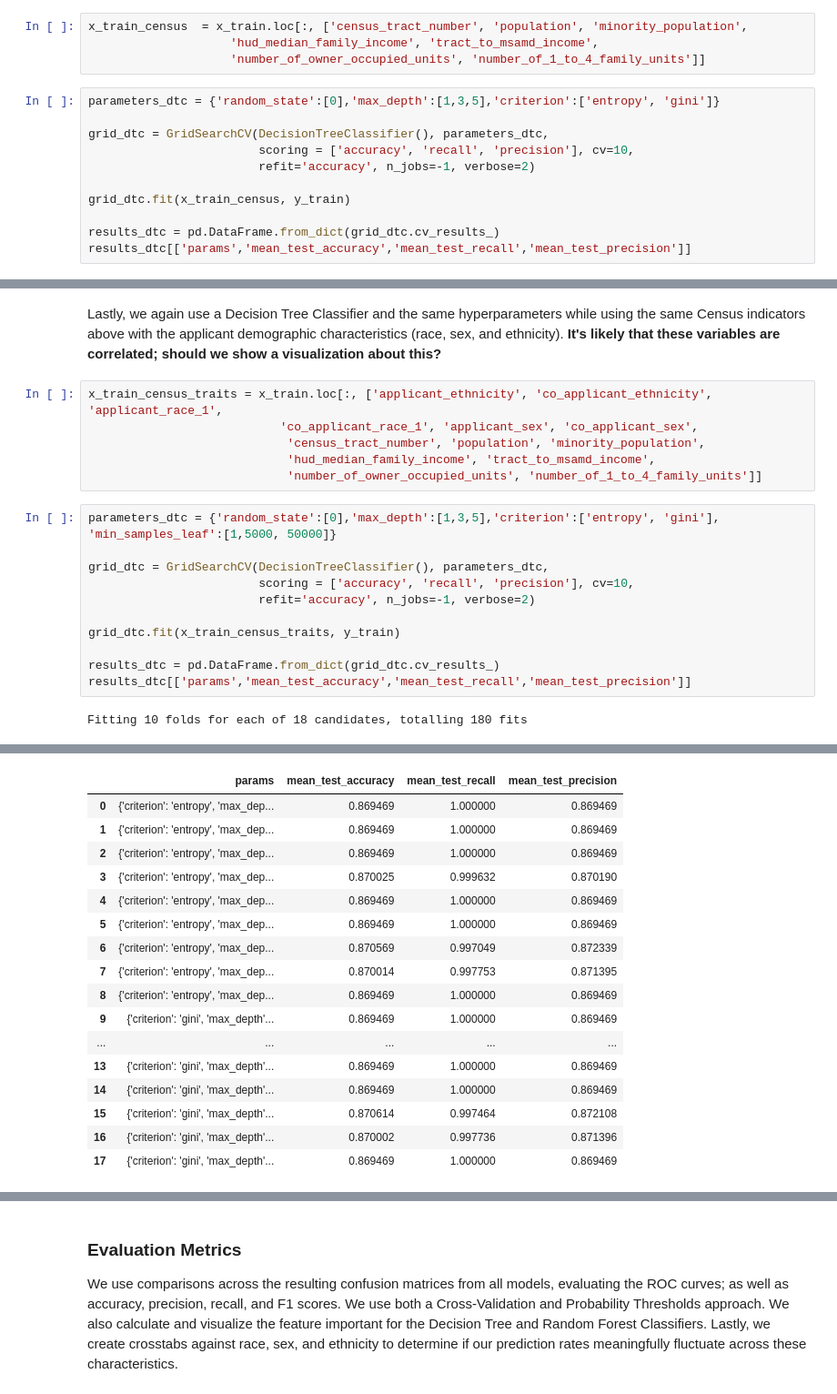
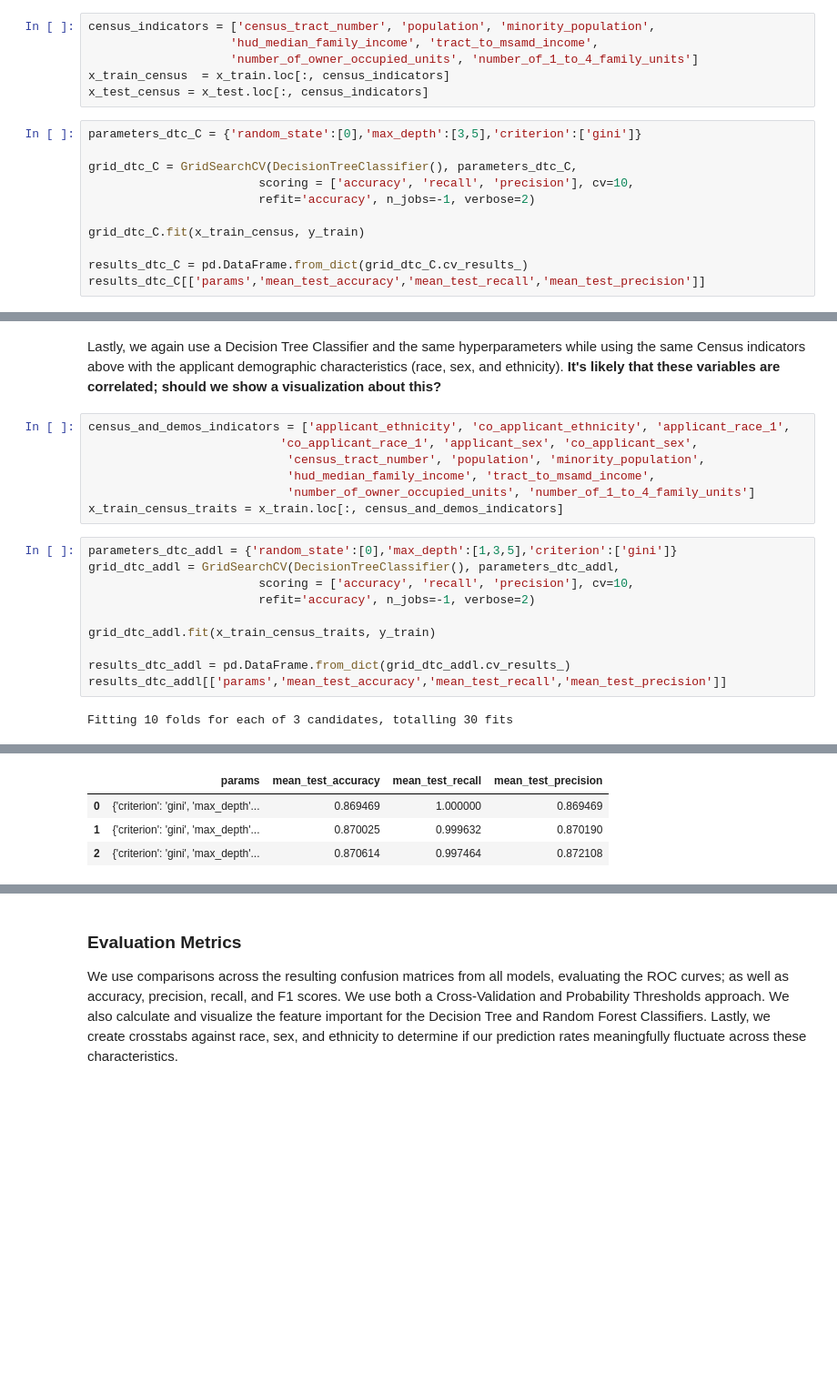
Before and after one commit to leppekja/capp30245, a Jupyter notebook: ML Models.ipynb, the cells around one changed output, grey strips where cells are left out. Shown: that part at 91% size. Drawn from its saved outputs; the diff is of its cells as text; blank space fills up the shorter version.

```diff
--- a/ML Models.ipynb
+++ b/ML Models.ipynb
@@ -94,16 +128,18 @@ Next we try the same hyperparameters and model, but using only Census indicators
 # %%
-x_train_census  = x_train.loc[:, ['census_tract_number', 'population', 'minority_population',
+census_indicators = ['census_tract_number', 'population', 'minority_population',
                     'hud_median_family_income', 'tract_to_msamd_income',
-                    'number_of_owner_occupied_units', 'number_of_1_to_4_family_units']]
+                    'number_of_owner_occupied_units', 'number_of_1_to_4_family_units']
+x_train_census  = x_train.loc[:, census_indicators]
+x_test_census = x_test.loc[:, census_indicators]
 # %%
-parameters_dtc = {'random_state':[0],'max_depth':[1,3,5],'criterion':['entropy', 'gini']}
+parameters_dtc_C = {'random_state':[0],'max_depth':[3,5],'criterion':['gini']}
 
-grid_dtc = GridSearchCV(DecisionTreeClassifier(), parameters_dtc,
+grid_dtc_C = GridSearchCV(DecisionTreeClassifier(), parameters_dtc_C,
                         scoring = ['accuracy', 'recall', 'precision'], cv=10,
                         refit='accuracy', n_jobs=-1, verbose=2)
 
-grid_dtc.fit(x_train_census, y_train)
+grid_dtc_C.fit(x_train_census, y_train)
 
-results_dtc = pd.DataFrame.from_dict(grid_dtc.cv_results_)
-results_dtc[['params','mean_test_accuracy','mean_test_recall','mean_test_precision']]
+results_dtc_C = pd.DataFrame.from_dict(grid_dtc_C.cv_results_)
+results_dtc_C[['params','mean_test_accuracy','mean_test_recall','mean_test_precision']]
 # %% [output]
@@ -122,22 +161,22 @@ Fitting 10 folds for each of 6 candidates, totalling 60 fits
 Lastly, we again use a Decision Tree Classifier and the same hyperparameters while using the same Census indicators above with the applicant demographic characteristics (race, sex, and ethnicity).
 **It's likely that these variables are correlated; should we show a visualization about this?**
 # %%
-x_train_census_traits = x_train.loc[:, ['applicant_ethnicity', 'co_applicant_ethnicity', 'applicant_race_1',
+census_and_demos_indicators = ['applicant_ethnicity', 'co_applicant_ethnicity', 'applicant_race_1',
                            'co_applicant_race_1', 'applicant_sex', 'co_applicant_sex',
                             'census_tract_number', 'population', 'minority_population',
                             'hud_median_family_income', 'tract_to_msamd_income',
-                            'number_of_owner_occupied_units', 'number_of_1_to_4_family_units']]
+                            'number_of_owner_occupied_units', 'number_of_1_to_4_family_units']
+x_train_census_traits = x_train.loc[:, census_and_demos_indicators]
 # %%
-parameters_dtc = {'random_state':[0],'max_depth':[1,3,5],'criterion':['entropy', 'gini'], 'min_samples_leaf':[1,5000, 50000]}
-
-grid_dtc = GridSearchCV(DecisionTreeClassifier(), parameters_dtc,
+parameters_dtc_addl = {'random_state':[0],'max_depth':[1,3,5],'criterion':['gini']}
+grid_dtc_addl = GridSearchCV(DecisionTreeClassifier(), parameters_dtc_addl,
                         scoring = ['accuracy', 'recall', 'precision'], cv=10,
                         refit='accuracy', n_jobs=-1, verbose=2)
 
-grid_dtc.fit(x_train_census_traits, y_train)
+grid_dtc_addl.fit(x_train_census_traits, y_train)
 
-results_dtc = pd.DataFrame.from_dict(grid_dtc.cv_results_)
-results_dtc[['params','mean_test_accuracy','mean_test_recall','mean_test_precision']]
+results_dtc_addl = pd.DataFrame.from_dict(grid_dtc_addl.cv_results_)
+results_dtc_addl[['params','mean_test_accuracy','mean_test_recall','mean_test_precision']]
 # %% [output]
-Fitting 10 folds for each of 18 candidates, totalling 180 fits
+Fitting 10 folds for each of 3 candidates, totalling 30 fits
 [Parallel(n_jobs=-1)]: Using backend LokyBackend with 8 concurrent workers.
@@ -147,17 +184,4 @@ Fitting 10 folds for each of 18 candidates, totalling 180 fits
 |  | params | mean_test_accuracy | mean_test_recall | mean_test_precision |
-| 0 | {'criterion': 'entropy', 'max_dep... | 0.869469 | 1.000000 | 0.869469 |
-| 1 | {'criterion': 'entropy', 'max_dep... | 0.869469 | 1.000000 | 0.869469 |
-| 2 | {'criterion': 'entropy', 'max_dep... | 0.869469 | 1.000000 | 0.869469 |
-| 3 | {'criterion': 'entropy', 'max_dep... | 0.870025 | 0.999632 | 0.870190 |
-| 4 | {'criterion': 'entropy', 'max_dep... | 0.869469 | 1.000000 | 0.869469 |
-| 5 | {'criterion': 'entropy', 'max_dep... | 0.869469 | 1.000000 | 0.869469 |
-| 6 | {'criterion': 'entropy', 'max_dep... | 0.870569 | 0.997049 | 0.872339 |
-| 7 | {'criterion': 'entropy', 'max_dep... | 0.870014 | 0.997753 | 0.871395 |
-| 8 | {'criterion': 'entropy', 'max_dep... | 0.869469 | 1.000000 | 0.869469 |
-| 9 | {'criterion': 'gini', 'max_depth'... | 0.869469 | 1.000000 | 0.869469 |
-| ... | ... | ... | ... | ... |
-| 13 | {'criterion': 'gini', 'max_depth'... | 0.869469 | 1.000000 | 0.869469 |
-| 14 | {'criterion': 'gini', 'max_depth'... | 0.869469 | 1.000000 | 0.869469 |
-| 15 | {'criterion': 'gini', 'max_depth'... | 0.870614 | 0.997464 | 0.872108 |
-| 16 | {'criterion': 'gini', 'max_depth'... | 0.870002 | 0.997736 | 0.871396 |
-| 17 | {'criterion': 'gini', 'max_depth'... | 0.869469 | 1.000000 | 0.869469 |
+| 0 | {'criterion': 'gini', 'max_depth'... | 0.869469 | 1.000000 | 0.869469 |
+| 1 | {'criterion': 'gini', 'max_depth'... | 0.870025 | 0.999632 | 0.870190 |
+| 2 | {'criterion': 'gini', 'max_depth'... | 0.870614 | 0.997464 | 0.872108 |
```
Also changed, not shown: parts of 49 cells of this notebook.
